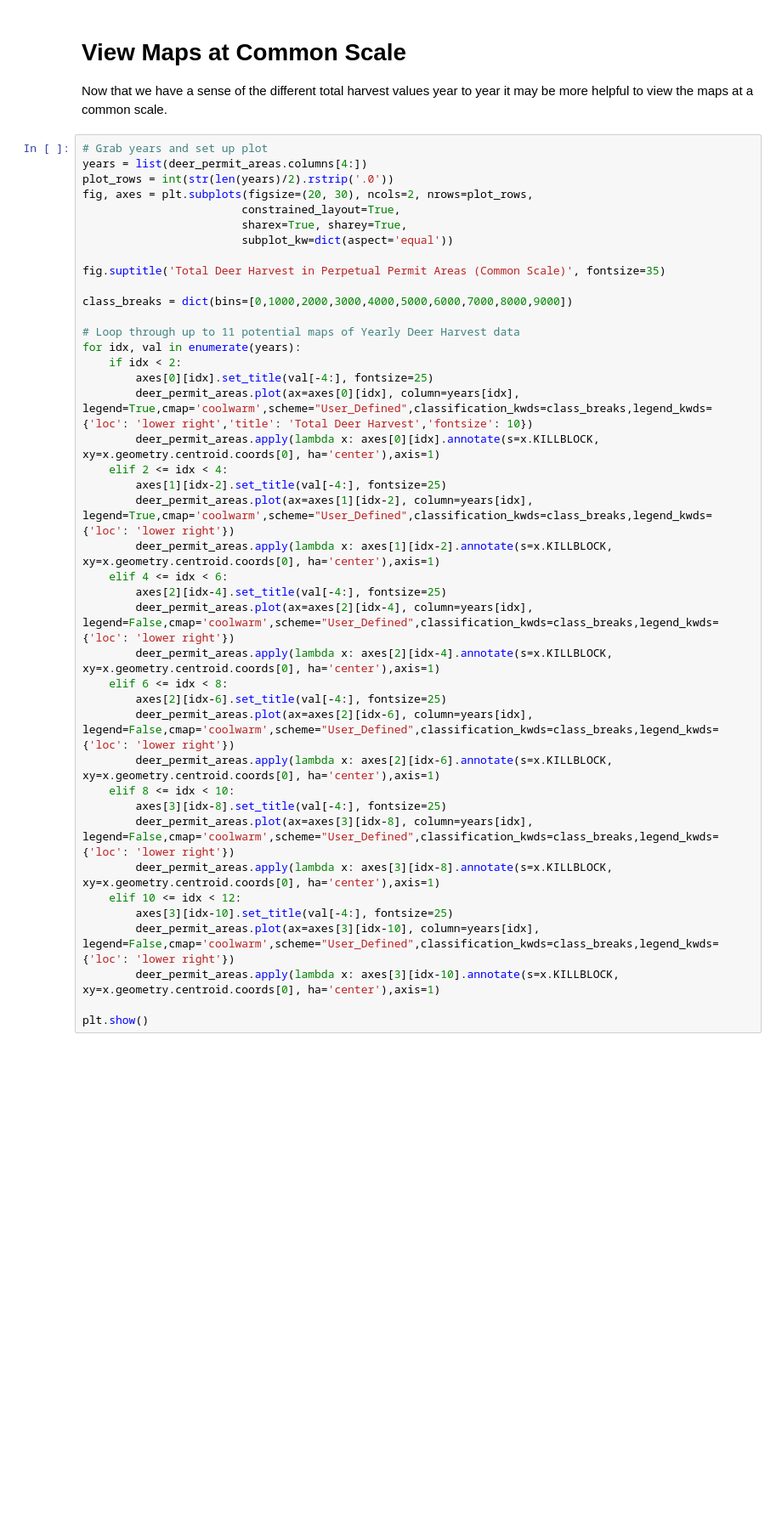
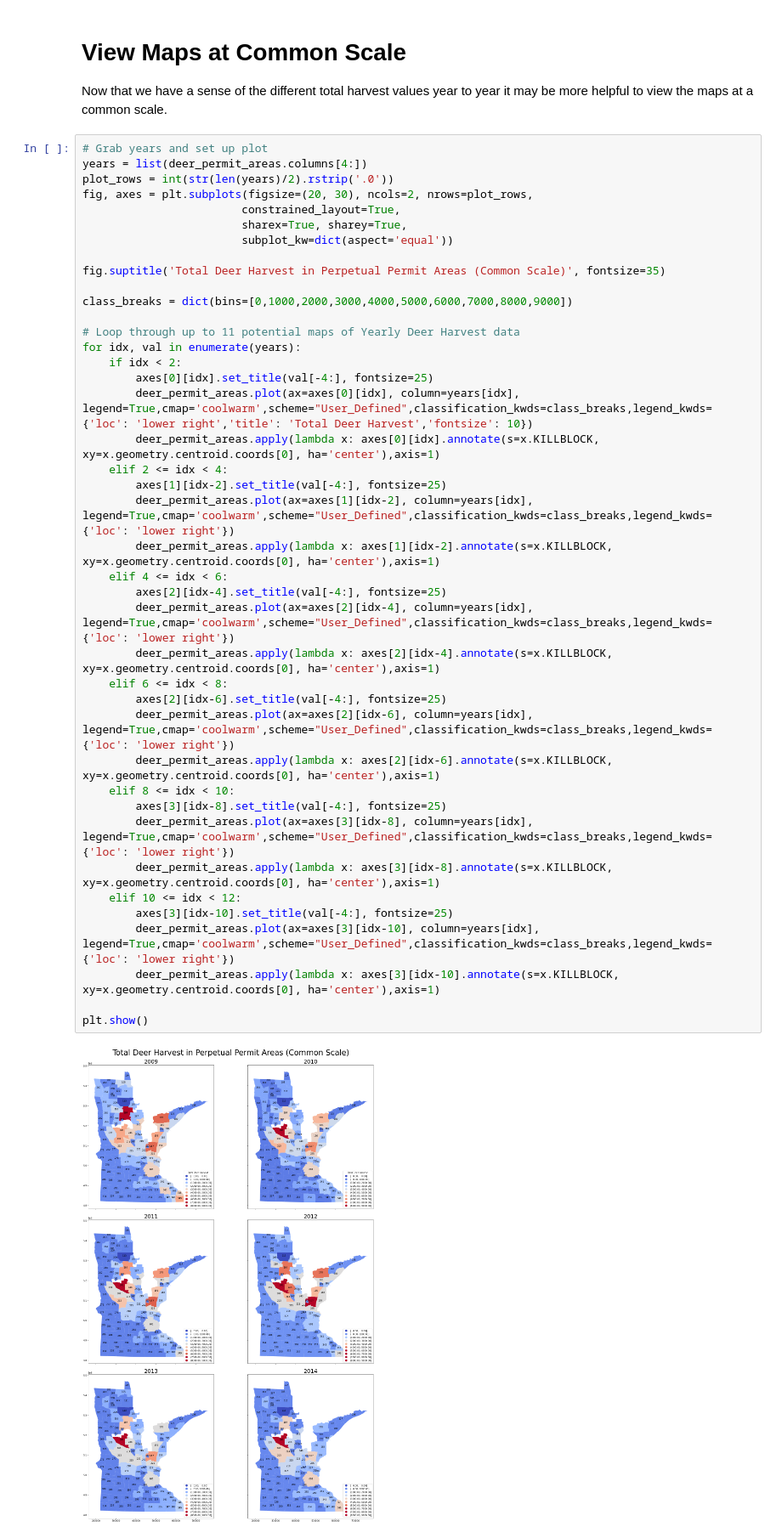
Before and after one commit to once-aday/mn-deer-harvest, a Jupyter notebook: notebooks/Deer Harvest - Total Harvest Review and Associations with CWD.ipynb, the cells around one changed output. Shown at 85% size. Saved outputs shown, nothing was run; the diff lists cells and outputs as text; blank space fills up the shorter version.

Commit message:
deer harvest-cwd nb complete

```diff
--- a/notebooks/Deer Harvest - Total Harvest Review and Associations with CWD.ipynb
+++ b/notebooks/Deer Harvest - Total Harvest Review and Associations with CWD.ipynb
@@ -115,37 +125,39 @@ fig, axes = plt.subplots(figsize=(20, 30), ncols=2, nrows=plot_rows,
                         subplot_kw=dict(aspect='equal'))
 
 fig.suptitle('Total Deer Harvest in Perpetual Permit Areas (Common Scale)', fontsize=35)
 
 class_breaks = dict(bins=[0,1000,2000,3000,4000,5000,6000,7000,8000,9000])
 
 # Loop through up to 11 potential maps of Yearly Deer Harvest data
 for idx, val in enumerate(years):
     if idx < 2:
         axes[0][idx].set_title(val[-4:], fontsize=25)
         deer_permit_areas.plot(ax=axes[0][idx], column=years[idx], legend=True,cmap='coolwarm',scheme="User_Defined",classification_kwds=class_breaks,legend_kwds={'loc': 'lower right','title': 'Total Deer Harvest','fontsize': 10})
         deer_permit_areas.apply(lambda x: axes[0][idx].annotate(s=x.KILLBLOCK, xy=x.geometry.centroid.coords[0], ha='center'),axis=1)
     elif 2 <= idx < 4:
         axes[1][idx-2].set_title(val[-4:], fontsize=25)
         deer_permit_areas.plot(ax=axes[1][idx-2], column=years[idx], legend=True,cmap='coolwarm',scheme="User_Defined",classification_kwds=class_breaks,legend_kwds={'loc': 'lower right'})
         deer_permit_areas.apply(lambda x: axes[1][idx-2].annotate(s=x.KILLBLOCK, xy=x.geometry.centroid.coords[0], ha='center'),axis=1)
     elif 4 <= idx < 6:
         axes[2][idx-4].set_title(val[-4:], fontsize=25)
-        deer_permit_areas.plot(ax=axes[2][idx-4], column=years[idx], legend=False,cmap='coolwarm',scheme="User_Defined",classification_kwds=class_breaks,legend_kwds={'loc': 'lower right'})
+        deer_permit_areas.plot(ax=axes[2][idx-4], column=years[idx], legend=True,cmap='coolwarm',scheme="User_Defined",classification_kwds=class_breaks,legend_kwds={'loc': 'lower right'})
         deer_permit_areas.apply(lambda x: axes[2][idx-4].annotate(s=x.KILLBLOCK, xy=x.geometry.centroid.coords[0], ha='center'),axis=1)
     elif 6 <= idx < 8:
         axes[2][idx-6].set_title(val[-4:], fontsize=25)
-        deer_permit_areas.plot(ax=axes[2][idx-6], column=years[idx], legend=False,cmap='coolwarm',scheme="User_Defined",classification_kwds=class_breaks,legend_kwds={'loc': 'lower right'})
+        deer_permit_areas.plot(ax=axes[2][idx-6], column=years[idx], legend=True,cmap='coolwarm',scheme="User_Defined",classification_kwds=class_breaks,legend_kwds={'loc': 'lower right'})
         deer_permit_areas.apply(lambda x: axes[2][idx-6].annotate(s=x.KILLBLOCK, xy=x.geometry.centroid.coords[0], ha='center'),axis=1)
     elif 8 <= idx < 10:
         axes[3][idx-8].set_title(val[-4:], fontsize=25)
-        deer_permit_areas.plot(ax=axes[3][idx-8], column=years[idx], legend=False,cmap='coolwarm',scheme="User_Defined",classification_kwds=class_breaks,legend_kwds={'loc': 'lower right'})
+        deer_permit_areas.plot(ax=axes[3][idx-8], column=years[idx], legend=True,cmap='coolwarm',scheme="User_Defined",classification_kwds=class_breaks,legend_kwds={'loc': 'lower right'})
         deer_permit_areas.apply(lambda x: axes[3][idx-8].annotate(s=x.KILLBLOCK, xy=x.geometry.centroid.coords[0], ha='center'),axis=1)
     elif 10 <= idx < 12:
         axes[3][idx-10].set_title(val[-4:], fontsize=25)
-        deer_permit_areas.plot(ax=axes[3][idx-10], column=years[idx], legend=False,cmap='coolwarm',scheme="User_Defined",classification_kwds=class_breaks,legend_kwds={'loc': 'lower right'})
+        deer_permit_areas.plot(ax=axes[3][idx-10], column=years[idx], legend=True,cmap='coolwarm',scheme="User_Defined",classification_kwds=class_breaks,legend_kwds={'loc': 'lower right'})
         deer_permit_areas.apply(lambda x: axes[3][idx-10].annotate(s=x.KILLBLOCK, xy=x.geometry.centroid.coords[0], ha='center'),axis=1)
 
 plt.show()
+# %% [output]
+[figure, added]
 # %% [markdown]
 # Permit Areas of Interest and Upcoming CWD Data
 We can see from the maps that there is an area of high total harvest activity in the mid-north area of Minnesota. In particular Permit Area 241 has very high activity.
```
Also changed, not shown: parts of 15 cells of this notebook, 4 other files.
